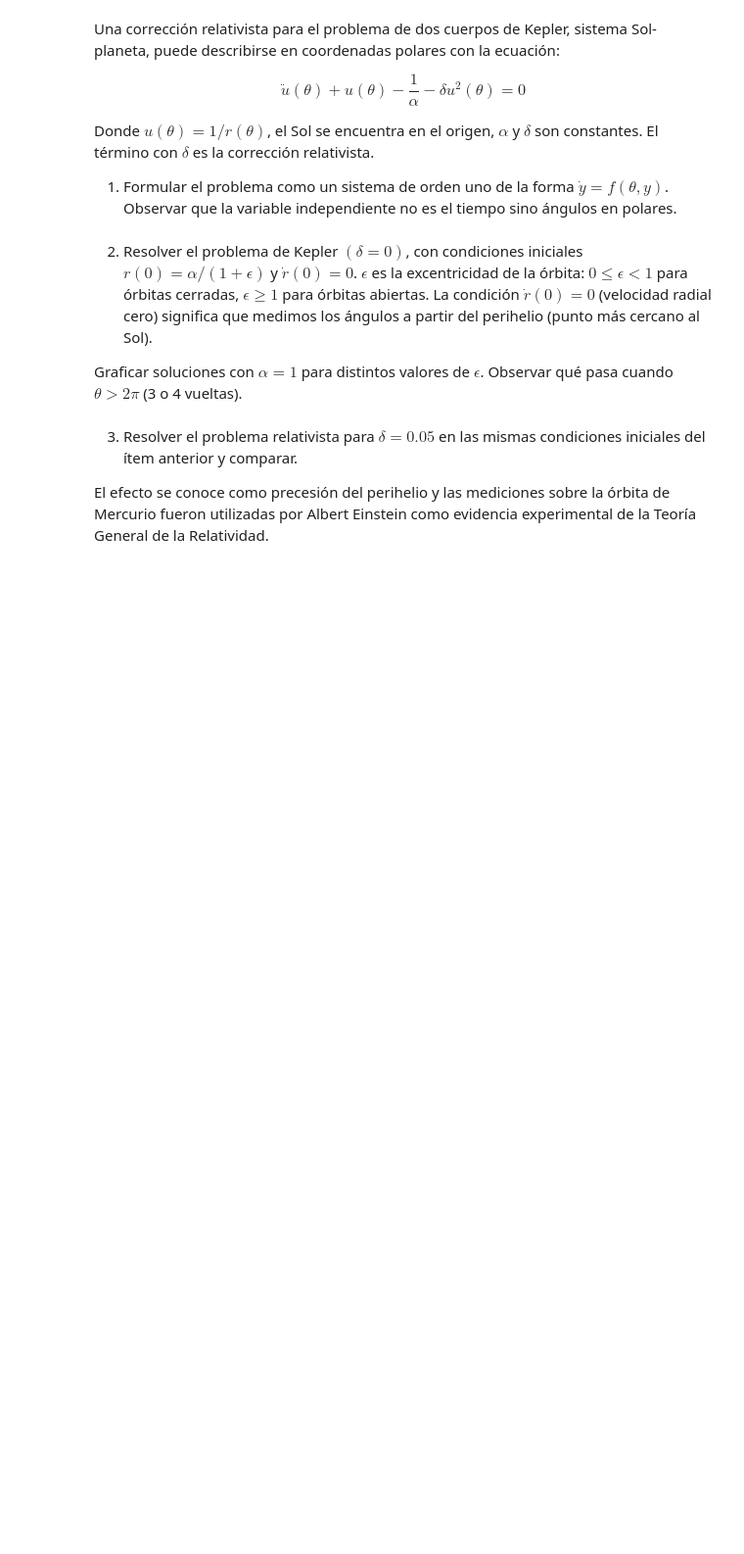
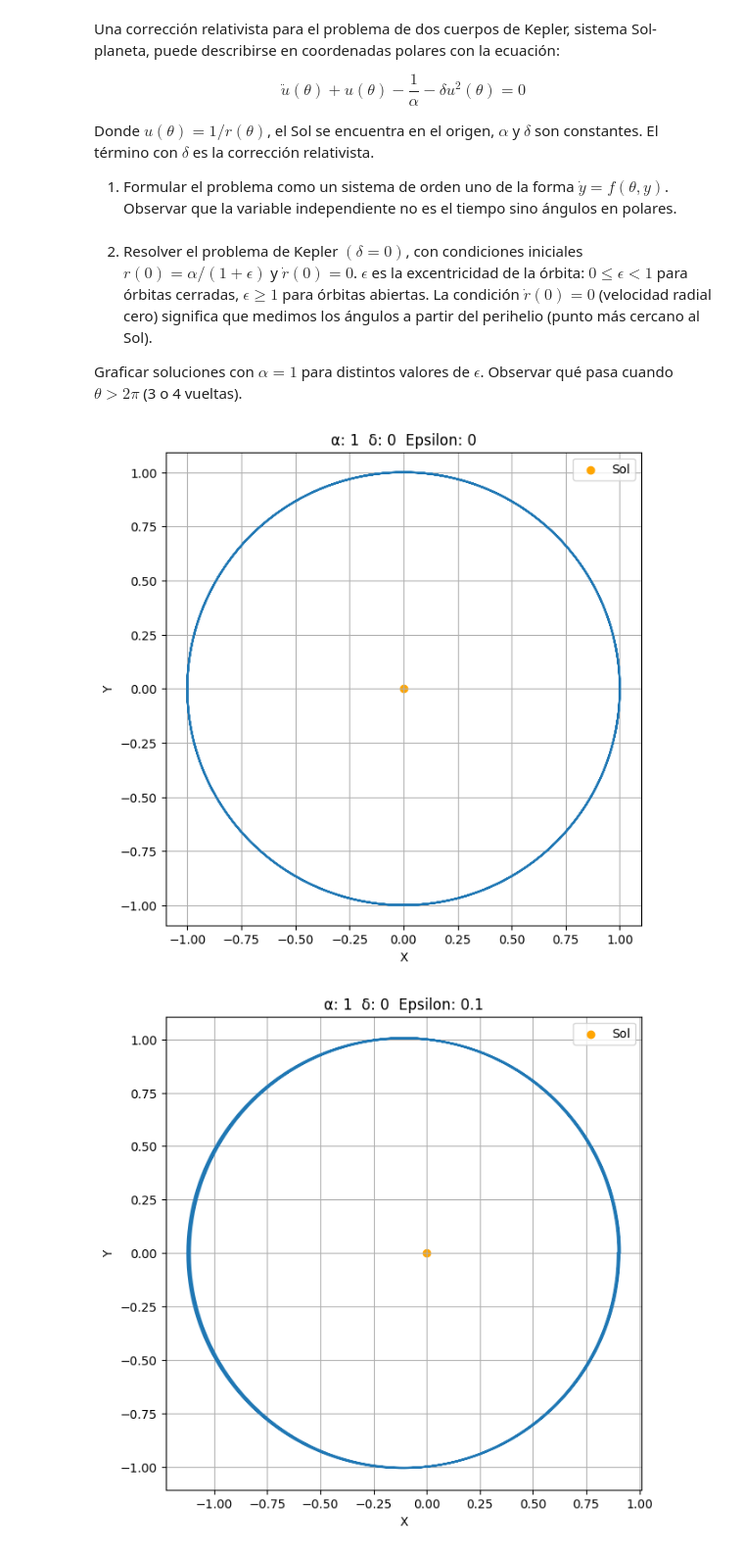
Before and after one commit to Dowhyj32/Modelado-Continuo, a Jupyter notebook: Modelos_de_EDOs/TP/tp1.ipynb, the cells around one changed output. Shown at 98% size. Drawn from its saved outputs; the diff is of its cells as text; code cells hidden in the pictures; blank space fills up the shorter version.

```diff
--- a/Modelos_de_EDOs/TP/tp1.ipynb
+++ b/Modelos_de_EDOs/TP/tp1.ipynb
@@ -16,8 +16,4 @@ Donde $u(\theta) = 1/r(\theta)$, el Sol se encuentra en el origen, $\alpha$ y $\
 2. Resolver el problema de Kepler $(\delta = 0)$, con condiciones iniciales $r(0) = \alpha/(1+\epsilon)$ y $\dot{r}(0) = 0$. $\epsilon$ es la excentricidad de la órbita: $0 \leq \epsilon < 1$ para órbitas cerradas, $\epsilon \geq 1$ para órbitas abiertas. La condición $\dot{r}(0) = 0$ (velocidad radial cero) significa que medimos los ángulos a partir del perihelio (punto más cercano al Sol).
 
 Graficar soluciones con $\alpha = 1$ para distintos valores de $\epsilon$. Observar qué pasa cuando $\theta > 2\pi$ (3 o 4 vueltas).
-# %% [markdown]
-3. Resolver el problema relativista para $\delta = 0.05$ en las mismas condiciones iniciales del ítem anterior y comparar.
-
-El efecto se conoce como precesión del perihelio y las mediciones sobre la órbita de Mercurio fueron utilizadas por Albert Einstein como evidencia experimental de la Teoría General de la Relatividad.
 # %%
@@ -24,0 +27,61 @@ def sistema(estado, α, δ):
+# %%
+def euler(u0, v0, alpha, delta, theta0, thetaf, h):
+    num_pasos = int((thetaf - theta0) / h)
+
+    theta = np.linspace(theta0, thetaf, num_pasos + 1)
+
+    U = np.zeros(num_pasos + 1)
+    V = np.zeros(num_pasos + 1)
+
+    U[0] = u0
+    V[0] = v0
+
+    for i in range(num_pasos):
+        estado = np.array([U[i], V[i]])
+        pendiente = sistema(estado, alpha, delta)
+
+        U[i+1] = U[i] + h * pendiente[0]
+        V[i+1] = V[i] + h * pendiente[1]
+
+    return theta, U, V
+# %%
+# Parámetros
+
+delta = 0
+alpha = 1
+
+theta0 = 0
+thetaf = 8 * np.pi
+h = 0.01
+
+epsilon = [0, 0.1, 0.25, 0.3, 0.4, 0.5, 0.6, 0.7, 0.8, 0.9]
+
+for ep in epsilon:
+
+    # r(0) = alpha / (1 + epsilon)
+    r0 = alpha / (1 + ep)
+
+    # u = 1/r
+    u0 = 1 / r0
+    v0 = 0
+
+    theta, U, V = euler(u0, v0, alpha, delta, theta0, thetaf, h)
+
+    R = 1 / U
+
+    X = R * np.cos(theta)
+    Y = R * np.sin(theta)
+
+    plt.figure(figsize=(7, 7))
+    plt.plot(X, Y)
+    plt.scatter(0, 0, color="orange", label="Sol")
+    plt.xlabel('X')
+    plt.ylabel('Y')
+    plt.title(f'α: {alpha}  δ: {delta}  Epsilon: {ep}')
+    plt.axis("equal")
+    plt.grid(True)
+    plt.legend()
+    plt.show()
+# %% [output]
+[figure, added]
+[figure, added]
```
Also changed, not shown: parts of 4 cells of this notebook.
